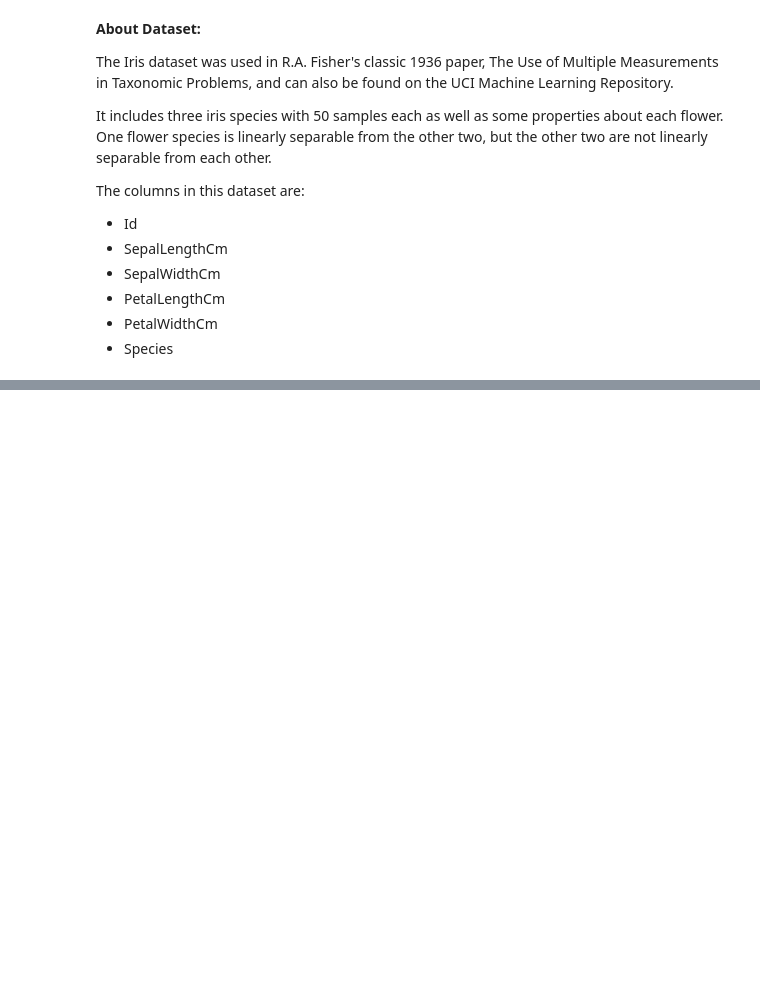
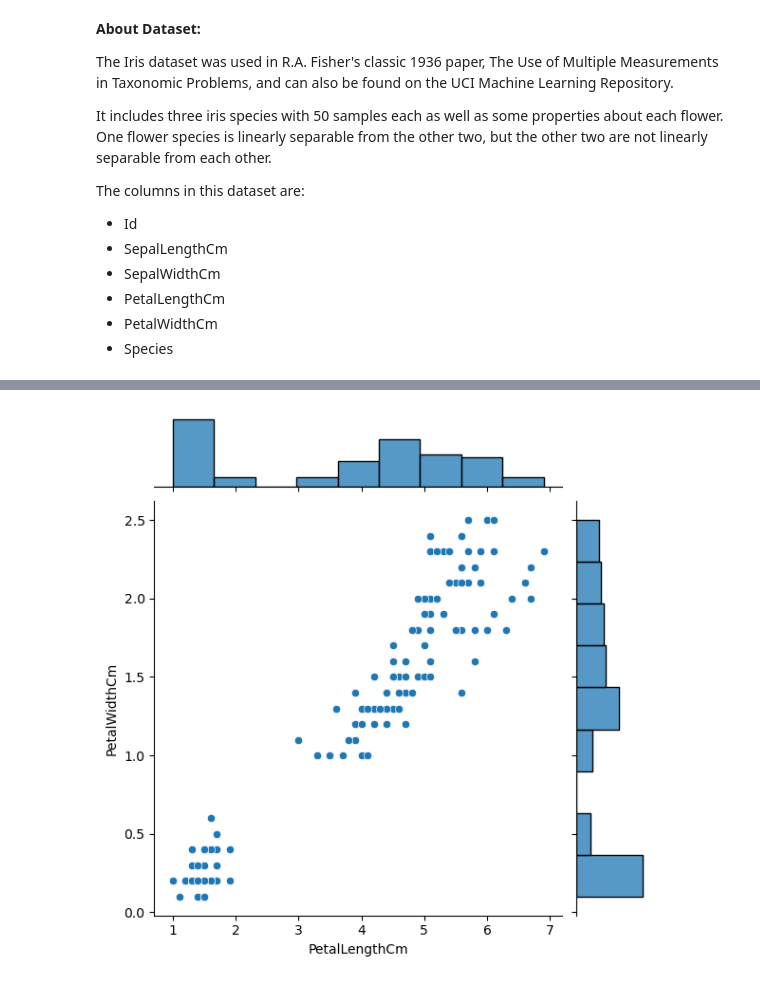
Before and after one commit to sagarbarge/IRIS_Dataset, a Jupyter notebook: IRIS_Data_Visualizations.ipynb, the cells around one changed output, grey strips where cells are left out. Saved outputs shown, nothing was run; the diff lists cells and outputs as text; code cells hidden in the pictures; blank space fills up the shorter version.

```diff
--- a/IRIS_Data_Visualizations.ipynb
+++ b/IRIS_Data_Visualizations.ipynb
@@ -28,0 +124,6 @@ https://www.kaggle.com/datasets/uciml/iris
+# %%
+# Petal Lenth vs width scatterplot with frequency
+sns.jointplot(x= 'PetalLengthCm', y='PetalWidthCm', data=df,)
+plt.show()
+# %% [output]
+[figure, added]
```
Also changed, not shown: parts of 22 cells of this notebook.
